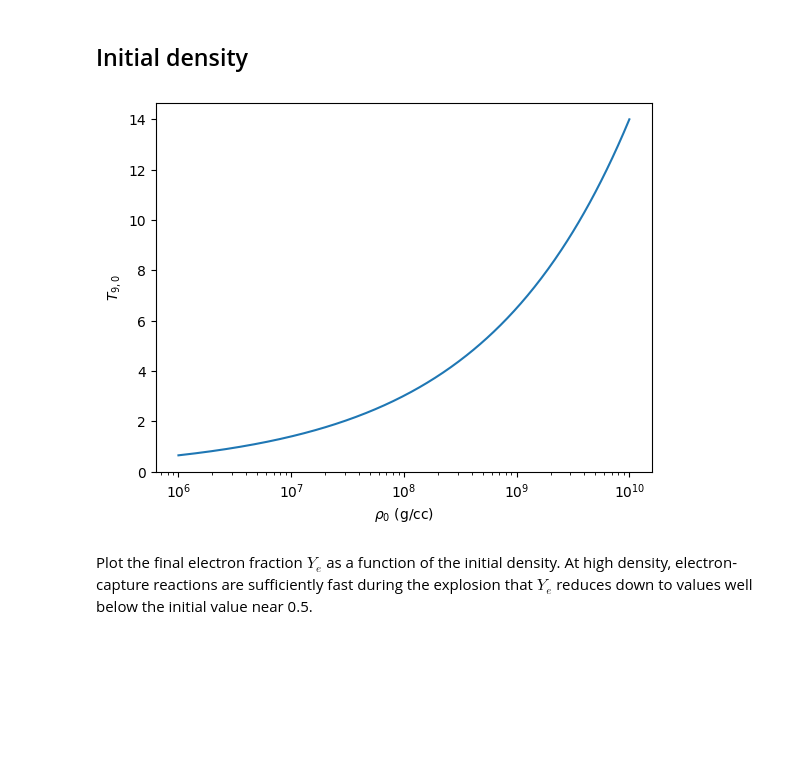
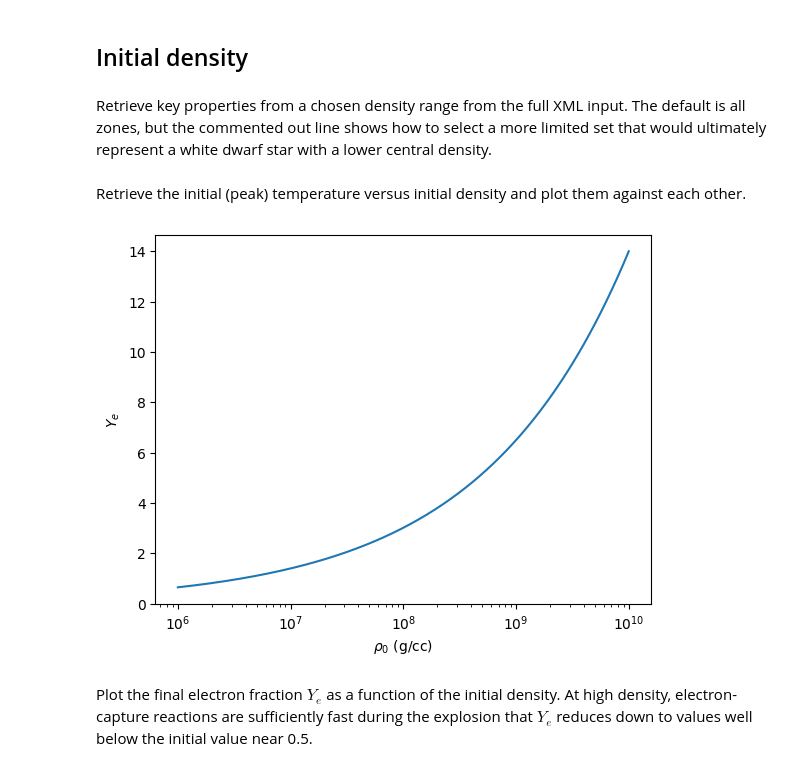
Before and after one commit to mbradle/NRLEE-Nucleosynthesis, a Jupyter notebook: nrlee.ipynb, the cells around one changed output. Saved outputs shown, nothing was run; the diff lists cells and outputs as text; code cells hidden in the pictures; blank space fills up the shorter version.

Commit message:
Allow for choice of density range.

```diff
--- a/nrlee.ipynb
+++ b/nrlee.ipynb
@@ -215,9 +217,22 @@ Plot outer layers.   TODO:  add discussion.  Add single zone calculations (anima
 # %% [markdown]
 ## Initial density
+# %% [markdown]
+Retrieve key properties from a chosen density range from the full XML input.  The default is all zones, but the commented out line shows how to select a more limited set that would ultimately represent a white dwarf star with a lower central density.
+# %%
+zone_xpath = ""
+#zone_xpath = "[optional_properties/property[@name = 'rho_0'] < 2.0e+09]"
+
+props = full.get_properties_as_floats(['rho_0', 't9_0'], zone_xpath=zone_xpath)
+# %% [markdown]
+Retrieve the initial (peak) temperature versus initial density and plot them against each other.
 # %%
-full.plot_property_vs_property('rho_0', 't9_0', xscale = 'log', xlabel = '$\\rho_0$ (g/cc)', ylabel = '$T_{9,0}$')
+plt.plot(props['rho_0'], props['t9_0'])
+plt.xscale('log')
+plt.xlabel('$\\rho_0$ (g/cc)')
+plt.ylabel('$Y_e$')
+plt.show()
 # %% [output]
-[figure, old version]
+[figure, new version]
 # %% [markdown]
 Plot the final electron fraction $Y_e$ as a function of the initial density.  At high density, electron-capture reactions are sufficiently fast during the explosion that $Y_e$ reduces down to values well below the initial value near 0.5.
 # %%
```
Also changed, not shown: parts of 12 cells of this notebook.
